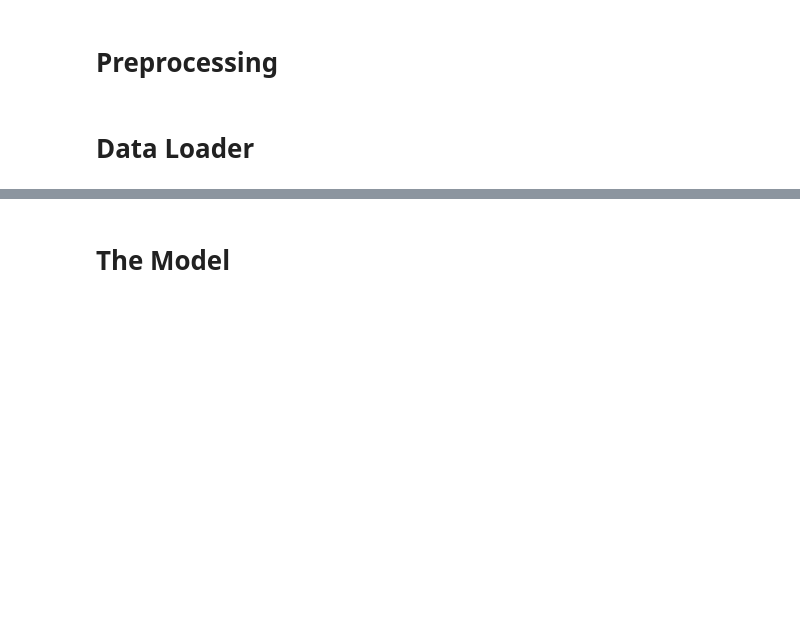
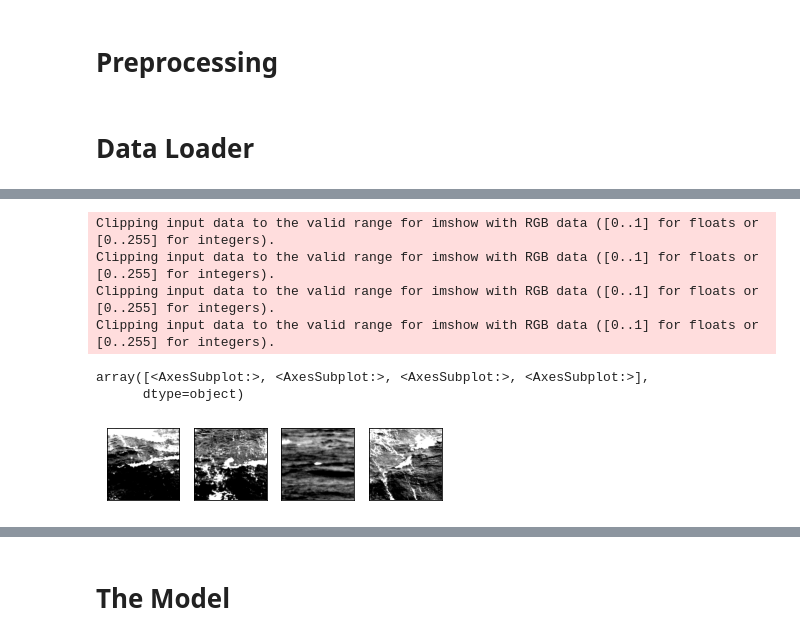
Before and after one commit to yangxin1022/my-whitecaps, a Jupyter notebook: code/pytorch_segmentation.ipynb, the cells around one changed output, grey strips where cells are left out. Drawn from its saved outputs; the diff is of its cells as text; code cells hidden in the pictures; blank space fills up the shorter version.

```diff
--- a/code/pytorch_segmentation.ipynb
+++ b/code/pytorch_segmentation.ipynb
@@ -64,0 +82,19 @@ RuntimeError: stack expects each tensor to be equal size, but got [3, 256, 256]
+# %%
+def show_images(imgs, num_rows, num_cols, titles=None, scale=1.5):
+    """绘制图像列表"""
+    figsize = (num_cols * scale, num_rows * scale)
+    _, axes = plt.subplots(num_rows, num_cols, figsize=figsize)
+    axes = axes.flatten()
+    for i, (ax, img) in enumerate(zip(axes, imgs)):
+        if torch.is_tensor(img):
+            # 图片张量
+            img = img.permute(1, 2, 0)
+            ax.imshow(img.numpy())
+        else:
+            # PIL图片
+            ax.imshow(img)
+        ax.axes.get_xaxis().set_visible(False)
+        ax.axes.get_yaxis().set_visible(False)
+        if titles:
+            ax.set_title(titles[i])
+    return axes
@@ -64,0 +122,10 @@ RuntimeError: stack expects each tensor to be equal size, but got [3, 256, 256]
+# %%
+show_images(X, 1, 4)
+# %% [output]
+Clipping input data to the valid range for imshow with RGB data ([0..1] for floats or [0..255] for integers).
+Clipping input data to the valid range for imshow with RGB data ([0..1] for floats or [0..255] for integers).
+Clipping input data to the valid range for imshow with RGB data ([0..1] for floats or [0..255] for integers).
+Clipping input data to the valid range for imshow with RGB data ([0..1] for floats or [0..255] for integers).
+array([<AxesSubplot:>, <AxesSubplot:>, <AxesSubplot:>, <AxesSubplot:>],
+      dtype=object)
+[figure, added]
```
Also changed, not shown: parts of 38 cells of this notebook, 1 other file.
